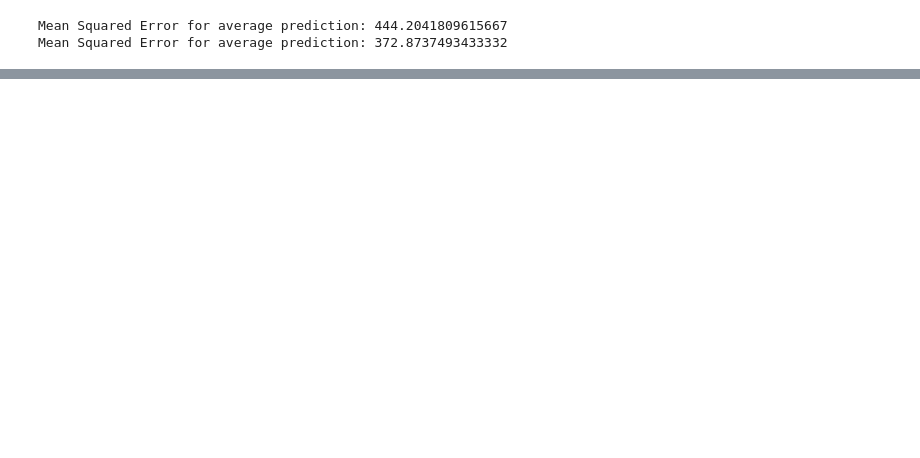
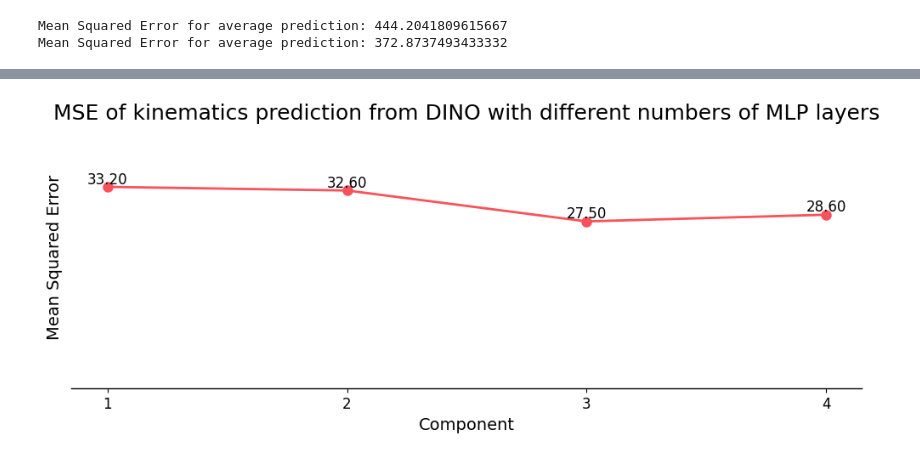
Before and after one commit to mpicek/MultimodalBrainFeaturePipeline, a Jupyter notebook: experiments/predict_kinematics_from_dino.ipynb, the cells around one changed output, grey strips where cells are left out. Saved outputs shown, nothing was run; the diff lists cells and outputs as text; code cells hidden in the pictures; blank space fills up the shorter version.

```diff
--- a/experiments/predict_kinematics_from_dino.ipynb
+++ b/experiments/predict_kinematics_from_dino.ipynb
@@ -419,0 +421,55 @@ y coords
+# %%
+import matplotlib.pyplot as plt
+import numpy as np
+
+plt.style.use('default')
+
+def line_plot(explained_variance_ratio, title, y_axis, save_path=None):
+    """
+    Plots the explained variance of components as a line graph with points.
+
+    Parameters:
+    explained_variance_ratio (array-like): Array of explained variance ratios for each component.
+    title (str): Title of the plot.
+    y_axis (str): Label for the y-axis.
+    save_path (str, optional): If provided, saves the plot to the specified path (both PNG and SVG).
+    """
+    n_components = len(explained_variance_ratio)
+    ind = np.arange(n_components)
+
+    plt.figure(figsize=(12, 4))
+    plt.plot(ind, explained_variance_ratio, marker='o', linestyle='-', color='#f9525b', linewidth=2, markersize=8)
+
+    # Setting labels and title
+    plt.xlabel('Component', fontsize=14)
+    plt.ylabel(y_axis, fontsize=14)
+    plt.title(title, fontsize=18)
+    plt.xticks(ind, ['{}'.format(i+1) for i in range(n_components)], fontsize=12)
+    plt.ylim(0, np.max(explained_variance_ratio) + 10)
+
+    # Adding numbers on top of the points
+    for i, value in enumerate(explained_variance_ratio):
+        plt.text(i, value, f'{value:.2f}', ha='center', va='bottom', fontsize=12, color='black')
+
+    # Remove the grid, y-axis ticks, and spines except for the x-axis
+    plt.gca().spines['top'].set_color('none')
+    plt.gca().spines['right'].set_color('none')
+    plt.gca().spines['left'].set_color('none')
+    plt.gca().yaxis.set_ticks([])
+    plt.gca().spines['bottom'].set_color('black')
+
+    # Only keep the x-axis
+    plt.gca().spines['bottom'].set_linewidth(1)
+
+    # Save the figure if save_path is provided
+    if save_path:
+        plt.savefig(f"{save_path}.png", format='png', bbox_inches='tight')
+        plt.savefig(f"{save_path}.svg", format='svg', bbox_inches='tight')
+
+    plt.show()
+
+# Example usage
+explained_variance_ratio = [33.2, 32.6, 27.5, 28.6]
+line_plot(explained_variance_ratio, title="MSE of kinematics prediction from DINO with different numbers of MLP layers", y_axis="Mean Squared Error") #, save_path="explained_variance_line_plot")
+# %% [output]
+[figure, added]
```
Also changed, not shown: parts of 4 cells of this notebook, 3 other files.
